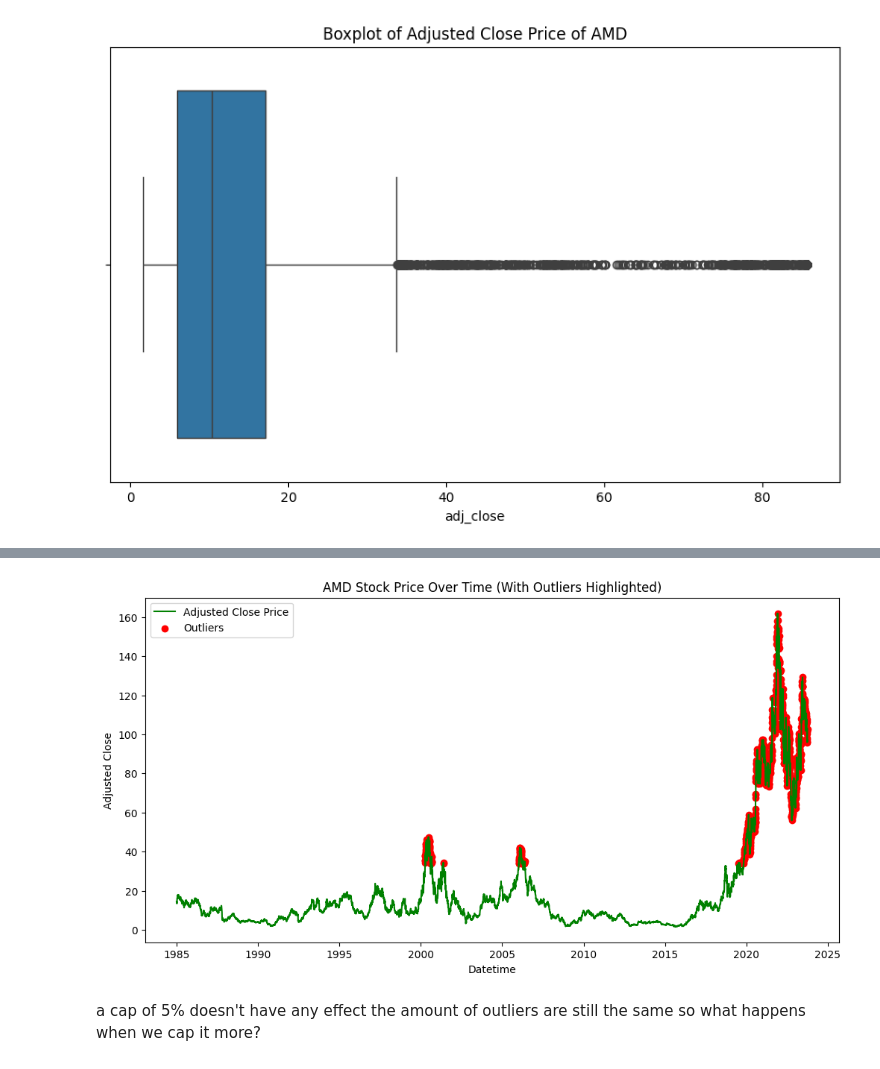
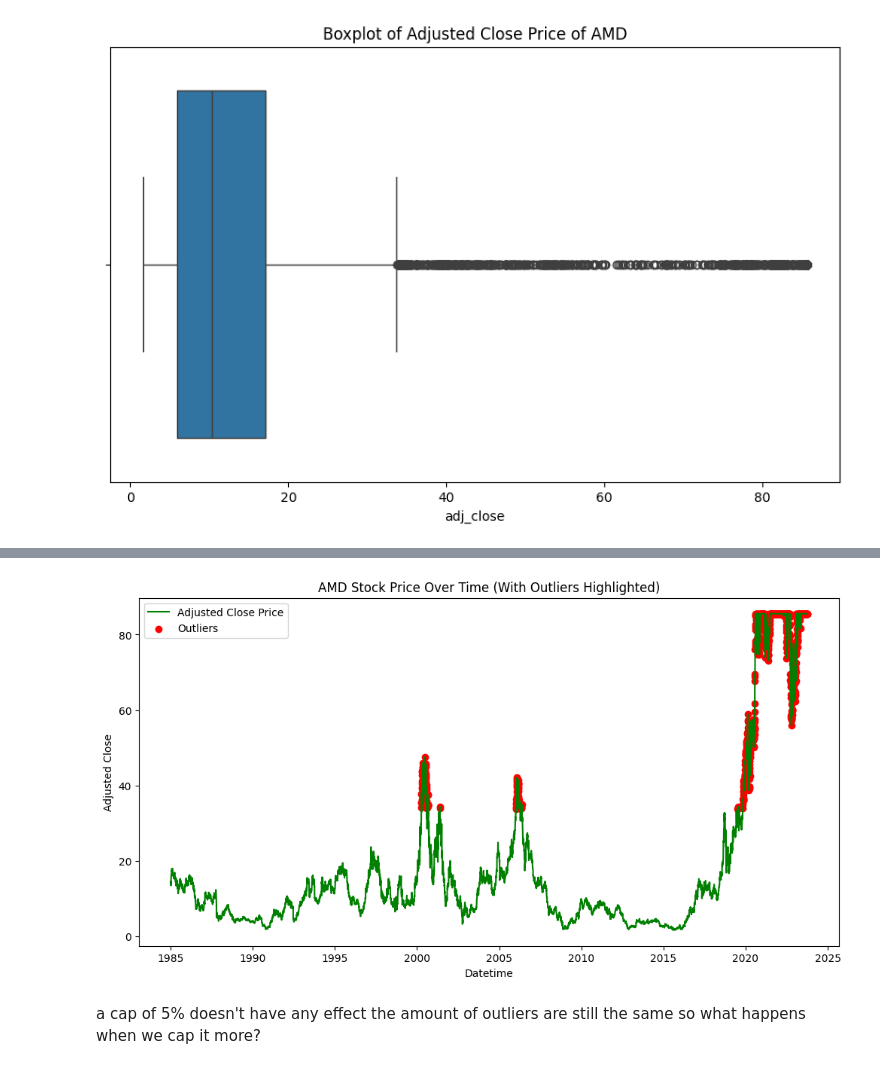
Before and after one commit to WielandVandebotermet/Cloud-AI, a Jupyter notebook: stock_prices/2. Stock Prices Clean and explore.ipynb, the cells around one changed output, grey strips where cells are left out. Saved outputs shown, nothing was run; the diff lists cells and outputs as text; code cells hidden in the pictures.

```diff
--- a/stock_prices/2. Stock Prices Clean and explore.ipynb
+++ b/stock_prices/2. Stock Prices Clean and explore.ipynb
@@ -412,17 +406,17 @@ count: 1154
 # %%
 outliers_iqr_AMD = FixedAMD.loc[Win_AMD_outliers_iqr.index]
 
 # Plot AMD stock price and outliers
 plt.figure(figsize=(12, 6))
-plt.plot(FixedAMD['datetime'], FixedAMD['adj_close'], label='Adjusted Close Price', color='green')
-plt.scatter(outliers_iqr_AMD['datetime'], outliers_iqr_AMD['adj_close'], color='red', label='Outliers')
+plt.plot(Winsorized_AMD['datetime'], Winsorized_AMD['adj_close'], label='Adjusted Close Price', color='green')
+plt.scatter(Win_AMD_outliers_iqr['datetime'], Win_AMD_outliers_iqr['adj_close'], color='red', label='Outliers')
 plt.xlabel('Datetime')
 plt.ylabel('Adjusted Close')
 plt.title('AMD Stock Price Over Time (With Outliers Highlighted)')
 plt.legend()
 plt.show()
 # %% [output]
-[figure, old version]
+[figure, new version]
 # %% [markdown]
 a cap of 5% doesn't have any effect the amount of outliers are still the same so what happens when we cap it more?
 # %%
```
Also changed, not shown: parts of 21 cells of this notebook, 8 other files.
